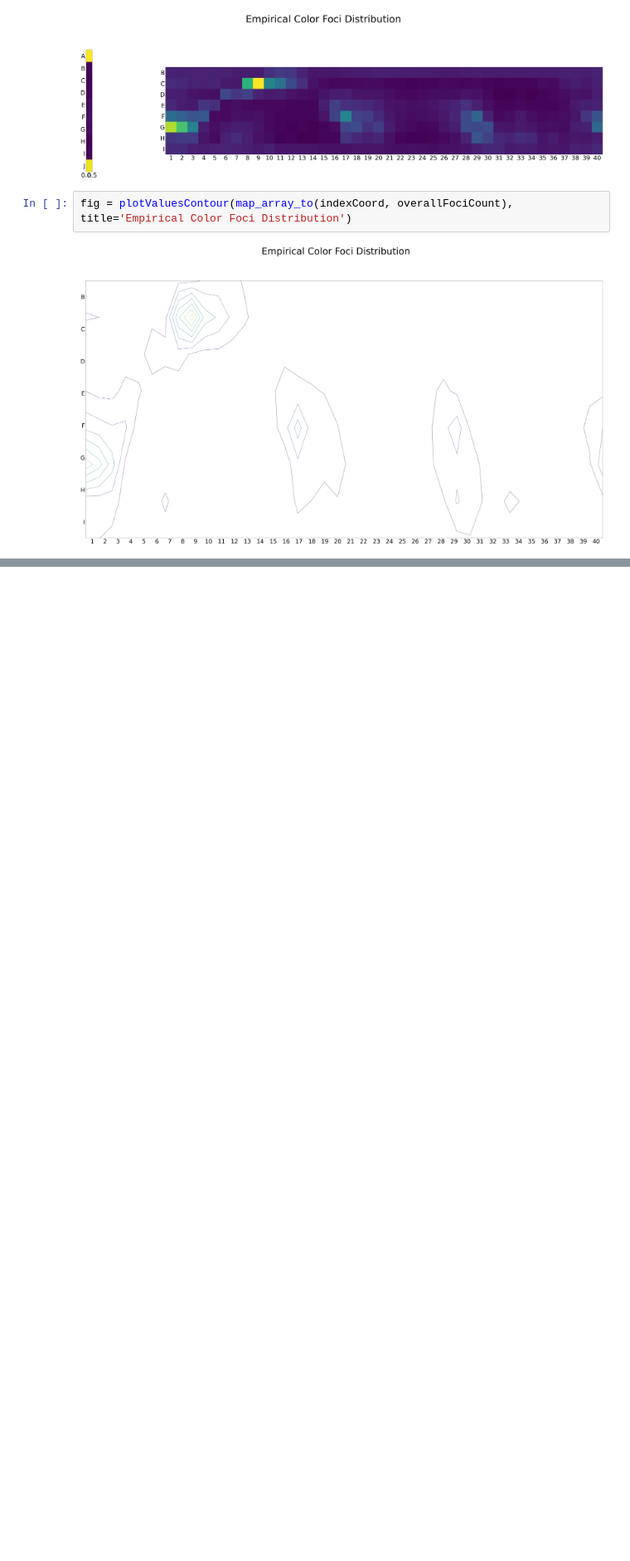
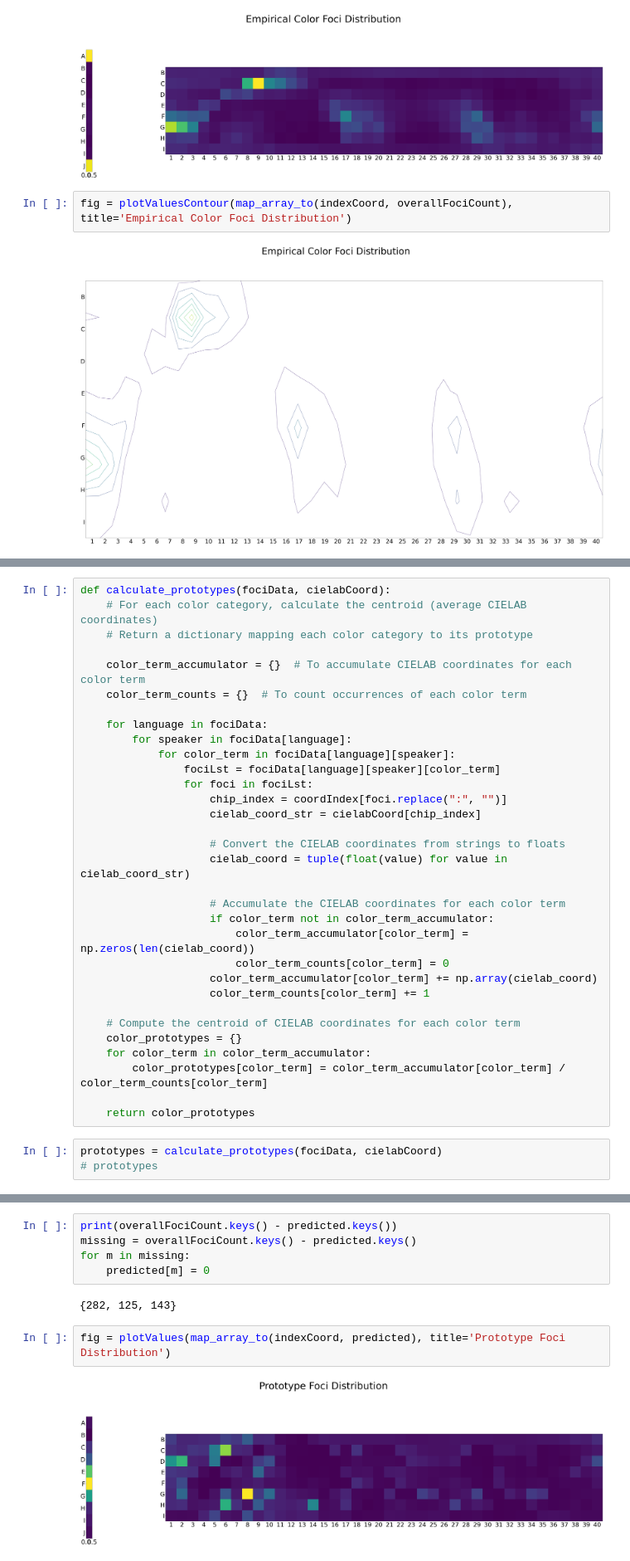
Before and after one commit to gnguralnick/cog260-project, a Jupyter notebook: wcs_notebook.ipynb, the cells around one changed output, grey strips where cells are left out. Shown at 83% size. Saved outputs shown, nothing was run; the diff lists cells and outputs as text; blank space fills up the shorter version.

Commit message:
prototype generated

```diff
--- a/wcs_notebook.ipynb
+++ b/wcs_notebook.ipynb
@@ -236,0 +275,35 @@ fig = plotValuesContour(map_array_to(indexCoord, overallFociCount), title='Empir
+# %%
+def calculate_prototypes(fociData, cielabCoord):
+    # For each color category, calculate the centroid (average CIELAB coordinates)
+    # Return a dictionary mapping each color category to its prototype
+
+    color_term_accumulator = {}  # To accumulate CIELAB coordinates for each color term
+    color_term_counts = {}  # To count occurrences of each color term
+
+    for language in fociData:
+        for speaker in fociData[language]:
+            for color_term in fociData[language][speaker]:
+                fociLst = fociData[language][speaker][color_term]
+                for foci in fociLst:
+                    chip_index = coordIndex[foci.replace(":", "")]
+                    cielab_coord_str = cielabCoord[chip_index]
+
+                    # Convert the CIELAB coordinates from strings to floats
+                    cielab_coord = tuple(float(value) for value in cielab_coord_str)
+
+                    # Accumulate the CIELAB coordinates for each color term
+                    if color_term not in color_term_accumulator:
+                        color_term_accumulator[color_term] = np.zeros(len(cielab_coord))
+                        color_term_counts[color_term] = 0
+                    color_term_accumulator[color_term] += np.array(cielab_coord)
+                    color_term_counts[color_term] += 1
+
+    # Compute the centroid of CIELAB coordinates for each color term
+    color_prototypes = {}
+    for color_term in color_term_accumulator:
+        color_prototypes[color_term] = color_term_accumulator[color_term] / color_term_counts[color_term]
+
+    return color_prototypes
+# %%
+prototypes = calculate_prototypes(fociData, cielabCoord)
+# prototypes
@@ -236,0 +375,11 @@ fig = plotValuesContour(map_array_to(indexCoord, overallFociCount), title='Empir
+# %%
+print(overallFociCount.keys() - predicted.keys())
+missing = overallFociCount.keys() - predicted.keys()
+for m in missing:
+    predicted[m] = 0
+# %% [output]
+{282, 125, 143}
+# %%
+fig = plotValues(map_array_to(indexCoord, predicted), title='Prototype Foci Distribution')
+# %% [output]
+[figure, added]
```
Also changed, not shown: parts of 12 cells of this notebook.
